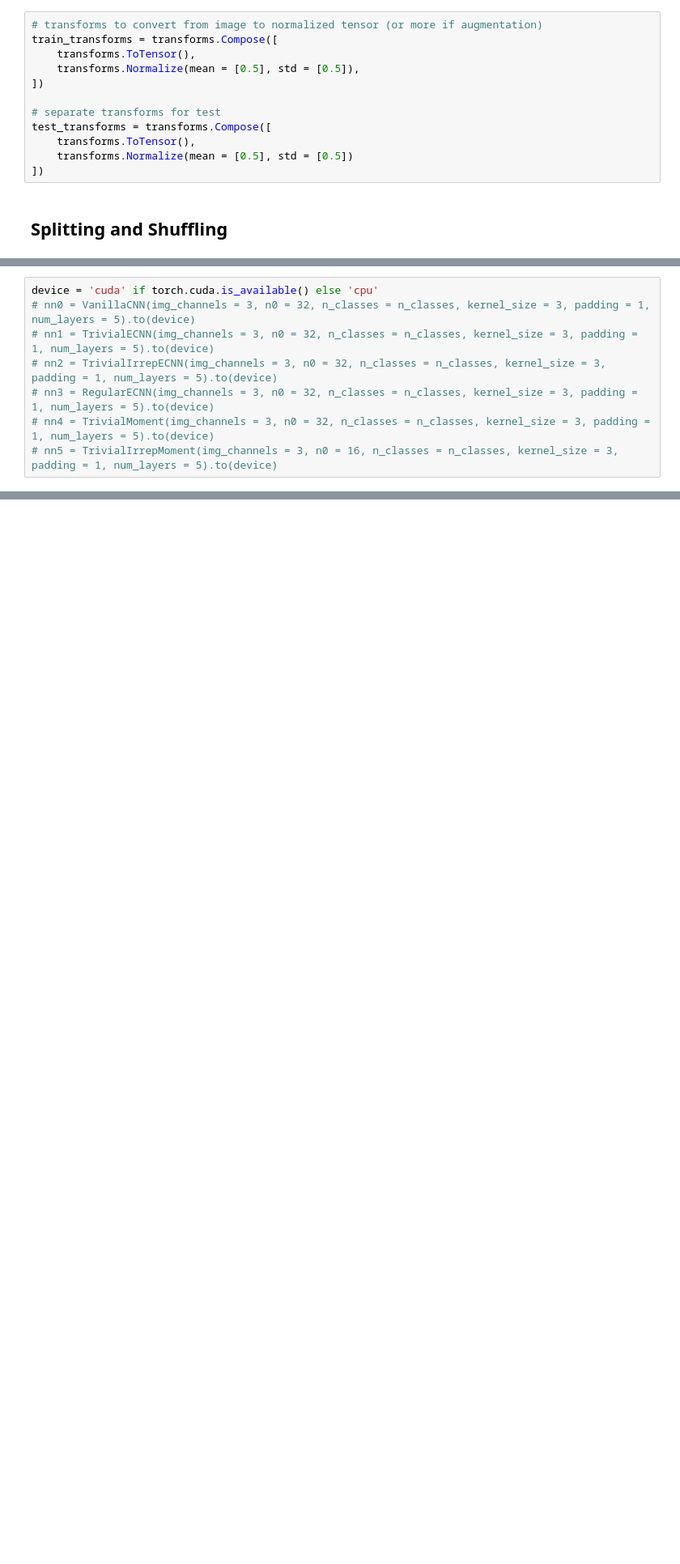
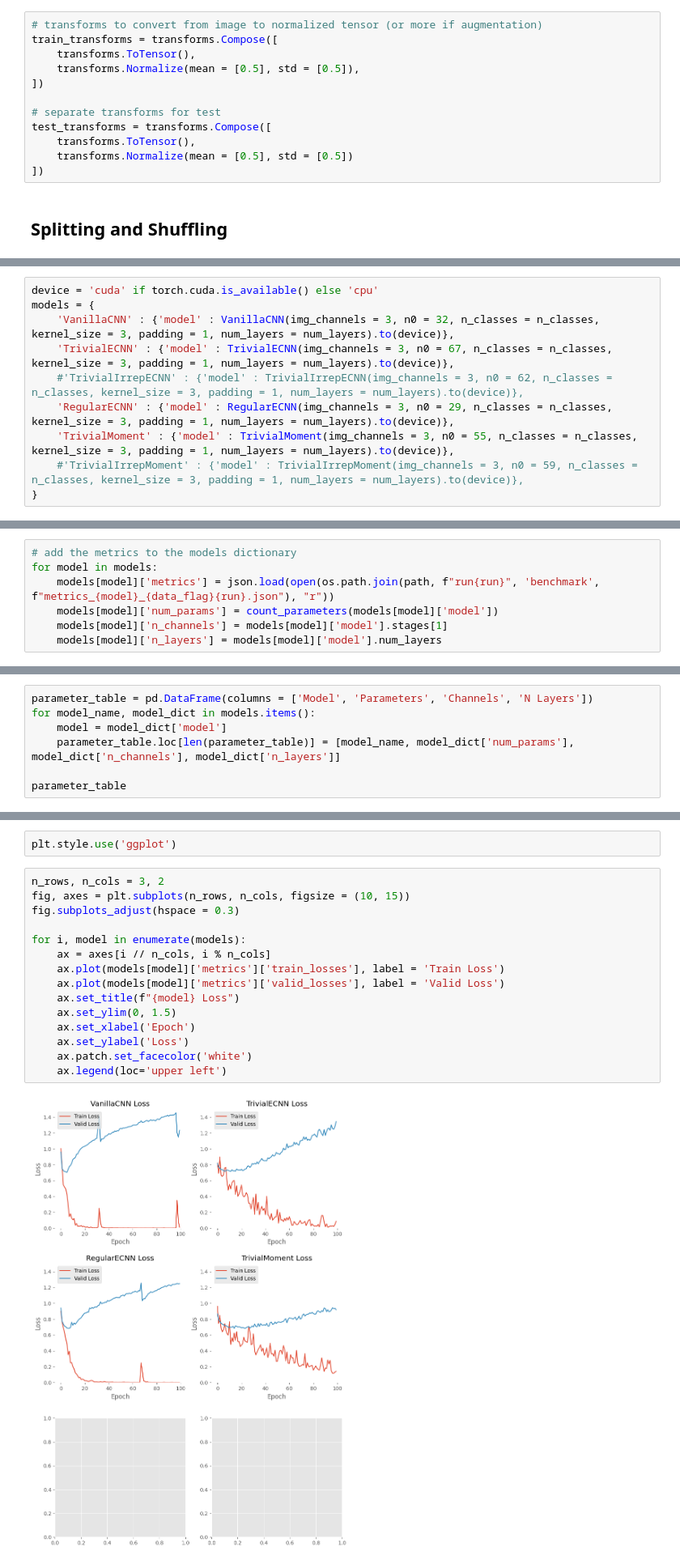
Before and after one commit to twardlab/rotnet, a Jupyter notebook: benchmark/benchmark.ipynb, the cells around one changed output, grey strips where cells are left out. Shown: that part at 81% size. Saved outputs shown, nothing was run; the diff lists cells and outputs as text; blank space fills up the shorter version.

Commit message:
visualization draft

```diff
--- a/benchmark/benchmark.ipynb
+++ b/benchmark/benchmark.ipynb
@@ -78,8 +83,10 @@ Using downloaded and verified file: /ifshome/jliem/.medmnist/dermamnist.npz
 # %%
 device = 'cuda' if torch.cuda.is_available() else 'cpu'
-# nn0 = VanillaCNN(img_channels = 3, n0 = 32, n_classes = n_classes, kernel_size = 3, padding = 1, num_layers = 5).to(device)
-# nn1 = TrivialECNN(img_channels = 3, n0 = 32, n_classes = n_classes, kernel_size = 3, padding = 1, num_layers = 5).to(device)
-# nn2 = TrivialIrrepECNN(img_channels = 3, n0 = 32, n_classes = n_classes, kernel_size = 3, padding = 1, num_layers = 5).to(device)
-# nn3 = RegularECNN(img_channels = 3, n0 = 32, n_classes = n_classes, kernel_size = 3, padding = 1, num_layers = 5).to(device)
-# nn4 = TrivialMoment(img_channels = 3, n0 = 32, n_classes = n_classes, kernel_size = 3, padding = 1, num_layers = 5).to(device)
-# nn5 = TrivialIrrepMoment(img_channels = 3, n0 = 16, n_classes = n_classes, kernel_size = 3, padding = 1, num_layers = 5).to(device)
+models = {
+    'VanillaCNN' : {'model' : VanillaCNN(img_channels = 3, n0 = 32, n_classes = n_classes, kernel_size = 3, padding = 1, num_layers = num_layers).to(device)},
+    'TrivialECNN' : {'model' : TrivialECNN(img_channels = 3, n0 = 67, n_classes = n_classes, kernel_size = 3, padding = 1, num_layers = num_layers).to(device)},
+    #'TrivialIrrepECNN' : {'model' : TrivialIrrepECNN(img_channels = 3, n0 = 62, n_classes = n_classes, kernel_size = 3, padding = 1, num_layers = num_layers).to(device)},
+    'RegularECNN' : {'model' : RegularECNN(img_channels = 3, n0 = 29, n_classes = n_classes, kernel_size = 3, padding = 1, num_layers = num_layers).to(device)},
+    'TrivialMoment' : {'model' : TrivialMoment(img_channels = 3, n0 = 55, n_classes = n_classes, kernel_size = 3, padding = 1, num_layers = num_layers).to(device)},
+    #'TrivialIrrepMoment' : {'model' : TrivialIrrepMoment(img_channels = 3, n0 = 59, n_classes = n_classes, kernel_size = 3, padding = 1, num_layers = num_layers).to(device)},
+}
@@ -103 +93,8 @@ tensor([[-0.7257,  1.4012,  0.6860,  0.3275, -1.3211, -0.3494, -0.8620]])
+# %%
+# add the metrics to the models dictionary
+for model in models:
+    models[model]['metrics'] = json.load(open(os.path.join(path, f"run{run}", 'benchmark', f"metrics_{model}_{data_flag}{run}.json"), "r"))
+    models[model]['num_params'] = count_parameters(models[model]['model'])
+    models[model]['n_channels'] = models[model]['model'].stages[1]
+    models[model]['n_layers'] = models[model]['model'].num_layers
 # %% [markdown]
@@ -156,0 +104,7 @@ print(count_parameters(nn3))
+# %%
+parameter_table = pd.DataFrame(columns = ['Model', 'Parameters', 'Channels', 'N Layers'])
+for model_name, model_dict in models.items():
+    model = model_dict['model']
+    parameter_table.loc[len(parameter_table)] = [model_name, model_dict['num_params'], model_dict['n_channels'], model_dict['n_layers']]
+
+parameter_table
@@ -156,0 +119,19 @@ print(count_parameters(nn3))
+# %%
+plt.style.use('ggplot')
+# %%
+n_rows, n_cols = 3, 2
+fig, axes = plt.subplots(n_rows, n_cols, figsize = (10, 15))
+fig.subplots_adjust(hspace = 0.3)
+
+for i, model in enumerate(models):
+    ax = axes[i // n_cols, i % n_cols]
+    ax.plot(models[model]['metrics']['train_losses'], label = 'Train Loss')
+    ax.plot(models[model]['metrics']['valid_losses'], label = 'Valid Loss')
+    ax.set_title(f"{model} Loss")
+    ax.set_ylim(0, 1.5)
+    ax.set_xlabel('Epoch')
+    ax.set_ylabel('Loss')
+    ax.patch.set_facecolor('white')
+    ax.legend(loc='upper left')
+# %% [output]
+[figure, added]
```
Also changed, not shown: parts of 30 cells of this notebook.
